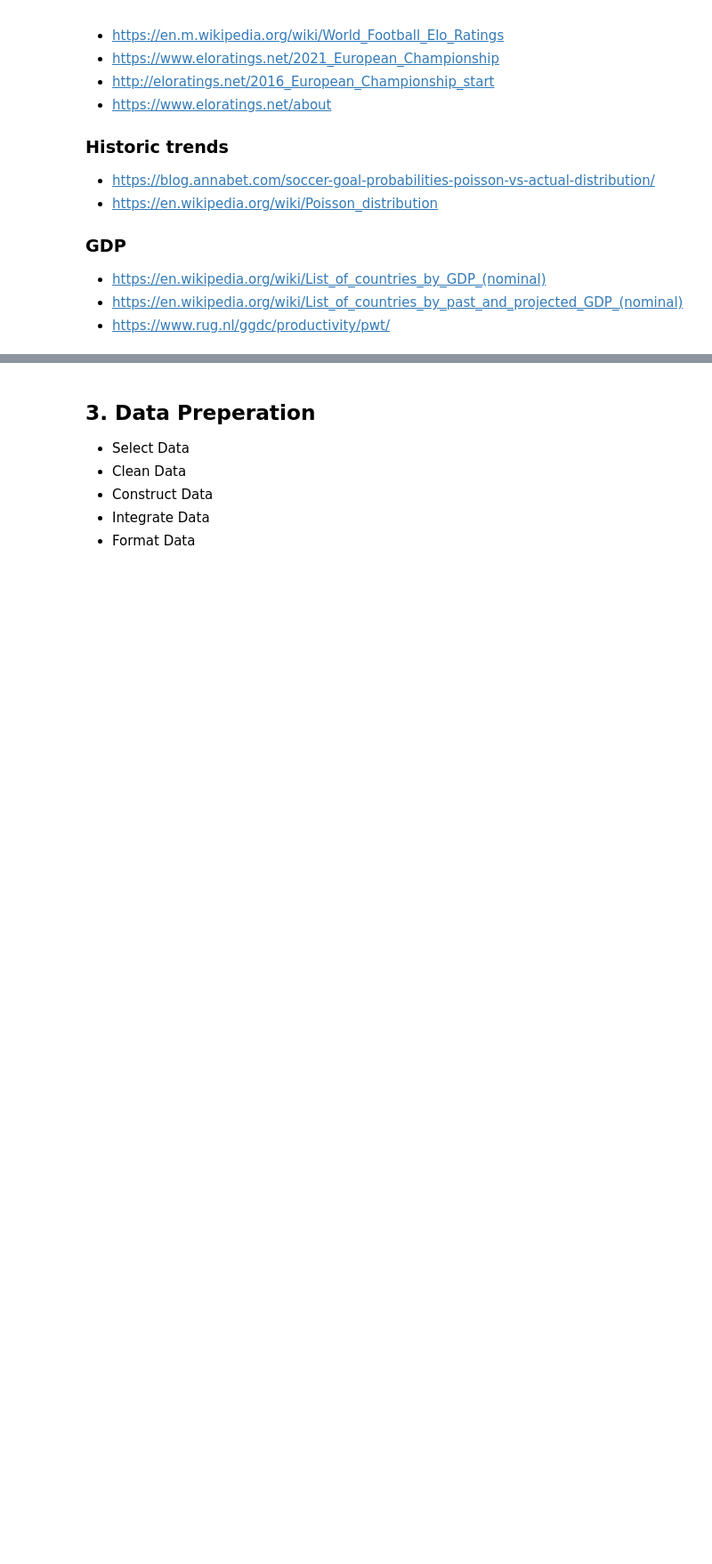
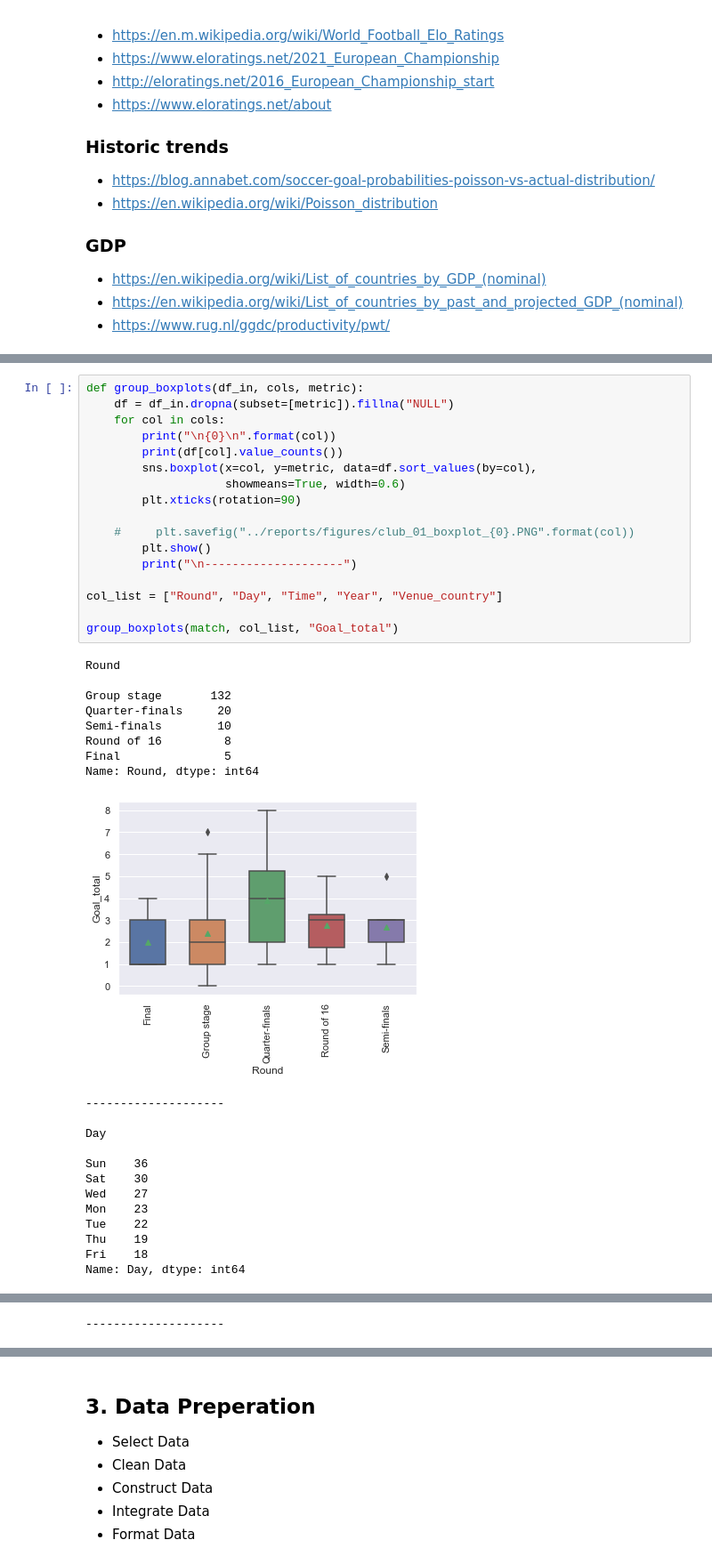
Before and after one commit to deacona/the-ball-is-round, a Jupyter notebook: notebooks/intl_02_euro_2020.ipynb, the cells around one changed output, grey strips where cells are left out. Shown at 89% size. Saved outputs shown, nothing was run; the diff lists cells and outputs as text; blank space fills up the shorter version.

```diff
--- a/notebooks/intl_02_euro_2020.ipynb
+++ b/notebooks/intl_02_euro_2020.ipynb
@@ -132,0 +162,39 @@ match.describe(include="all").T
+# %%
+def group_boxplots(df_in, cols, metric):
+    df = df_in.dropna(subset=[metric]).fillna("NULL")
+    for col in cols:
+        print("\n{0}\n".format(col))
+        print(df[col].value_counts())
+        sns.boxplot(x=col, y=metric, data=df.sort_values(by=col),
+                    showmeans=True, width=0.6)
+        plt.xticks(rotation=90)
+
+    #     plt.savefig("../reports/figures/club_01_boxplot_{0}.PNG".format(col))
+        plt.show()
+        print("\n--------------------")
+
+col_list = ["Round", "Day", "Time", "Year", "Venue_country"]
+
+group_boxplots(match, col_list, "Goal_total")
+# %% [output]
+Round
+
+Group stage       132
+Quarter-finals     20
+Semi-finals        10
+Round of 16         8
+Final               5
+Name: Round, dtype: int64
+[figure, added]
+--------------------
+
+Day
+
+Sun    36
+Sat    30
+Wed    27
+Mon    23
+Tue    22
+Thu    19
+Fri    18
+Name: Day, dtype: int64
@@ -133,3 +244,4 @@ match.describe(include="all").T
+--------------------
 # %%
 summary = utilities.get_master("nations_summaries")
 summary.info()
```
Also changed, not shown: parts of 15 cells of this notebook.
